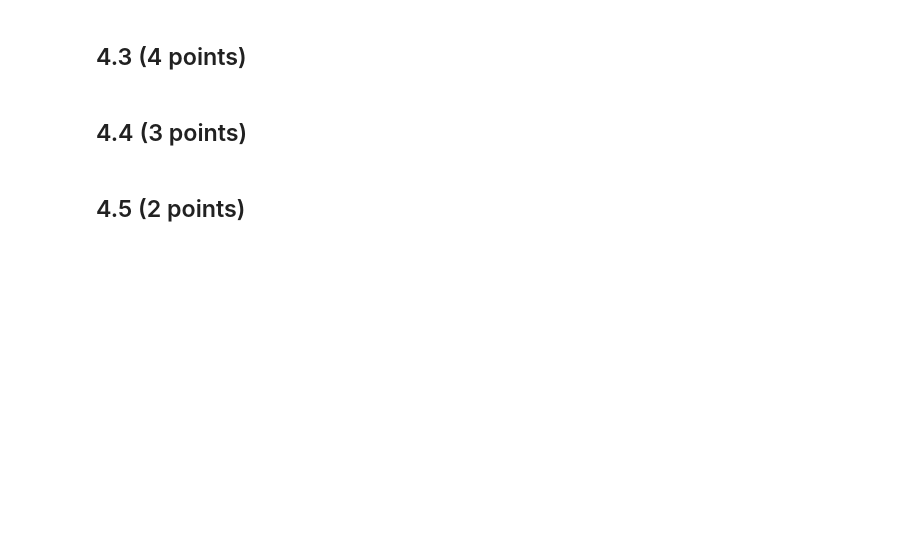
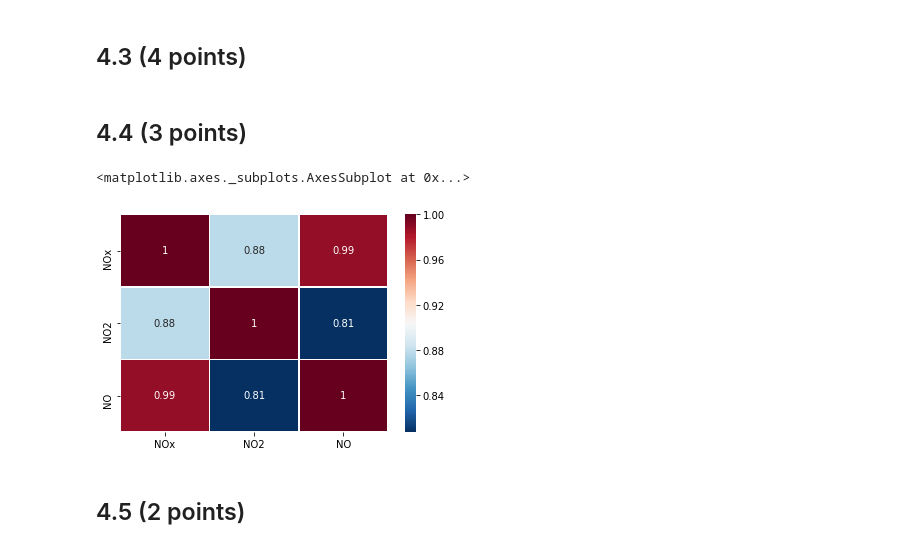
Before and after one commit to celinadong/IAML-CW2, a Jupyter notebook: Data/PartB/Part B - Bristol Air Quality.ipynb, the cells around one changed output. Drawn from its saved outputs; the diff is of its cells as text; code cells hidden in the pictures; blank space fills up the shorter version.

```diff
--- a/Data/PartB/Part B - Bristol Air Quality.ipynb
+++ b/Data/PartB/Part B - Bristol Air Quality.ipynb
@@ -73,5 +140,17 @@ bristol_air.head()
 ## 4.3 (4 points)
 # %% [markdown]
 ## 4.4 (3 points)
+# %%
+# Remove sites 3 and 15
+removed_sites_315 = bristol_air[(bristol_air.SiteID != 3) & (bristol_air.SiteID != 15)]
+
+# Pearson correlation coefficient of the three pollutant columns
+nitrogen_oxides = removed_sites_315[['NOx','NO2', 'NO']]
+pearson_corr = nitrogen_oxides.corr(method='pearson')
+sns.heatmap(pearson_corr, xticklabels=pearson_corr.columns, yticklabels=pearson_corr.columns,
+            cmap='RdBu_r', annot=True, linewidth=0.5)
+# %% [output]
+<matplotlib.axes._subplots.AxesSubplot at 0x...>
+[figure, added]
 # %% [markdown]
 ## 4.5 (2 points)
```
Also changed, not shown: parts of 32 cells of this notebook.
